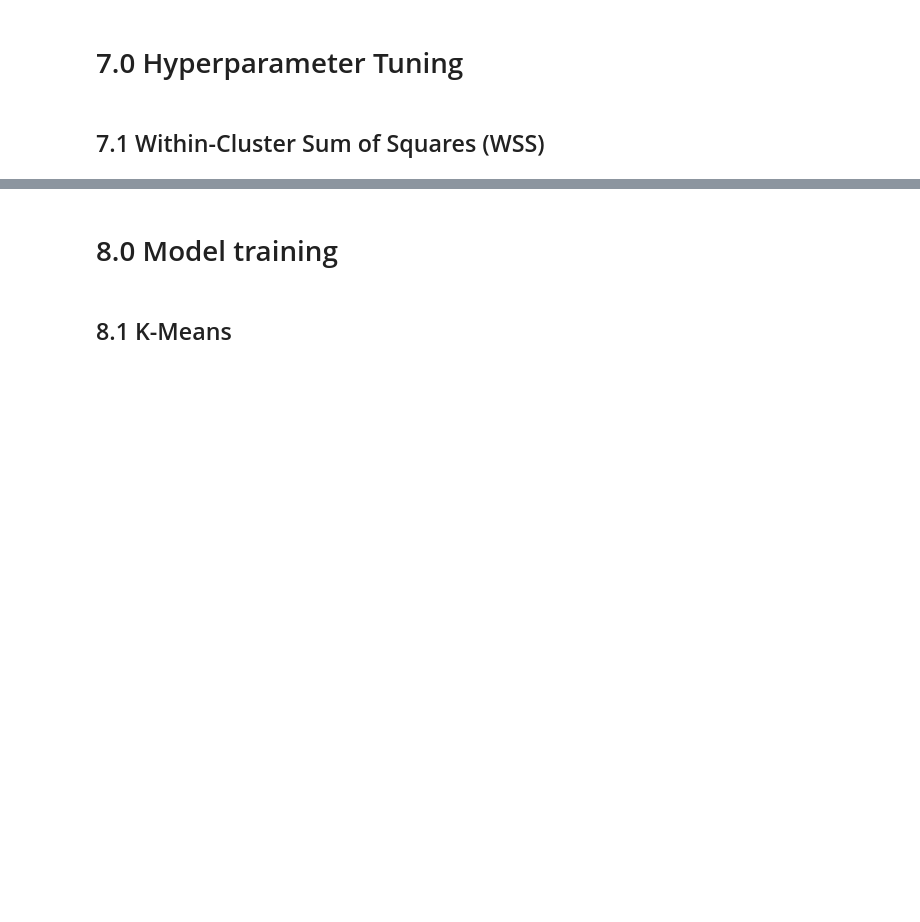
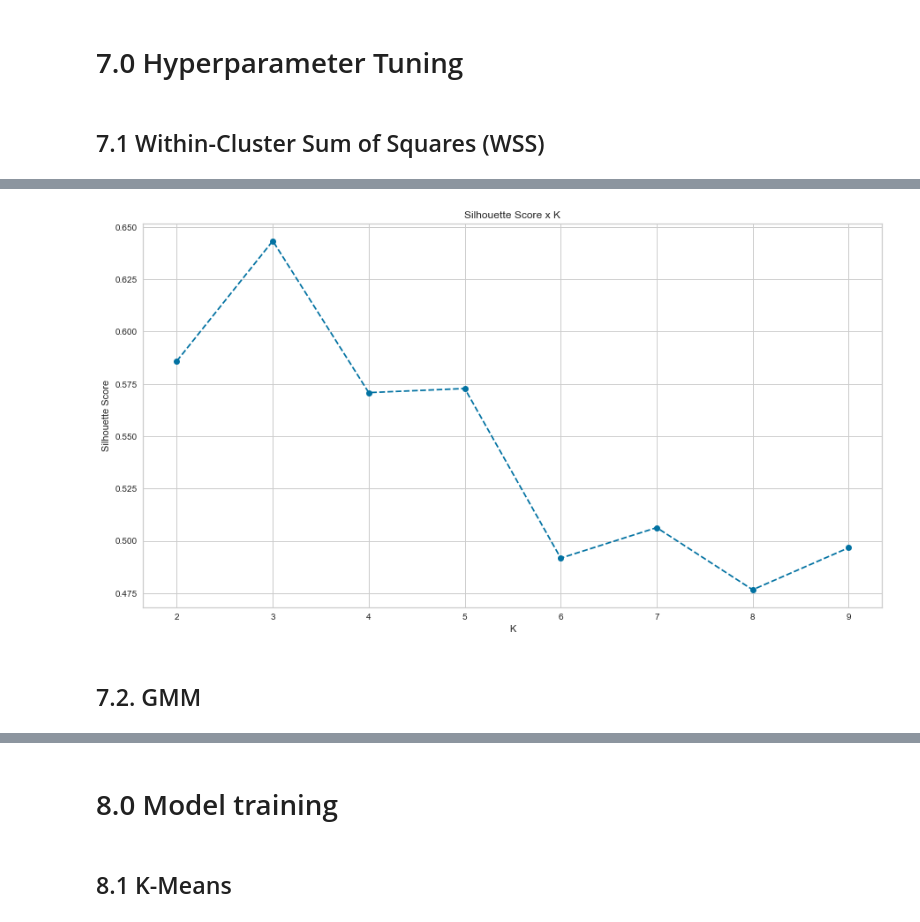
Before and after one commit to ViniciusKos/insiders_clustering, a Jupyter notebook: cluster_circle4.ipynb, the cells around one changed output, grey strips where cells are left out. Drawn from its saved outputs; the diff is of its cells as text; code cells hidden in the pictures; blank space fills up the shorter version.

```diff
--- a/cluster_circle4.ipynb
+++ b/cluster_circle4.ipynb
@@ -889,0 +889,24 @@ kmeans.finalize()
+# %%
+kmeans_list = []
+for k in clusters:
+    # model definition
+    kmeans_model = c.KMeans( n_clusters=k )
+
+    # model training
+    kmeans_model.fit( X )
+
+    # model predict
+    labels = kmeans_model.predict( X )
+
+    # model performance
+    sil = m.silhouette_score( X, labels, metric='euclidean' )
+    kmeans_list.append( sil )
+# %%
+plt.plot( clusters, kmeans_list, linestyle='--', marker='o', color='b' )
+plt.xlabel( 'K' );
+plt.ylabel( 'Silhouette Score' );
+plt.title( 'Silhouette Score x K' );
+# %% [output]
+[figure, added]
+# %% [markdown]
+## 7.2. GMM
```
Also changed, not shown: parts of 35 cells of this notebook.
